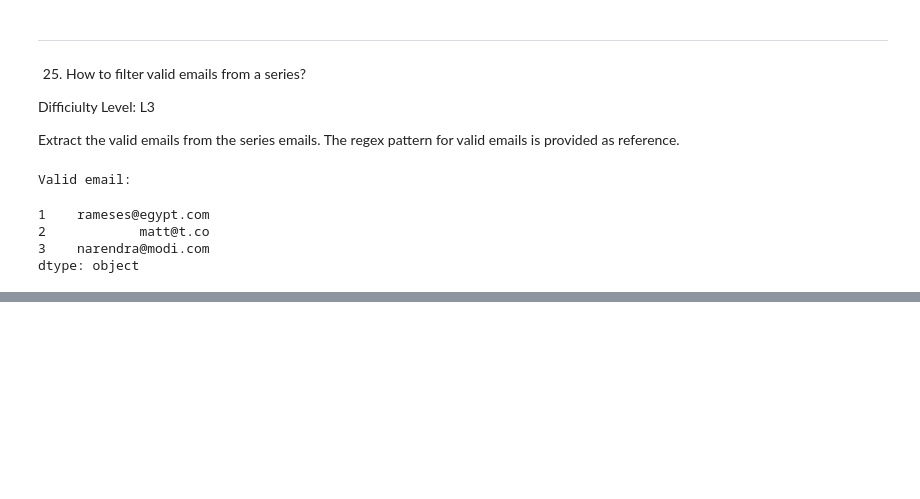
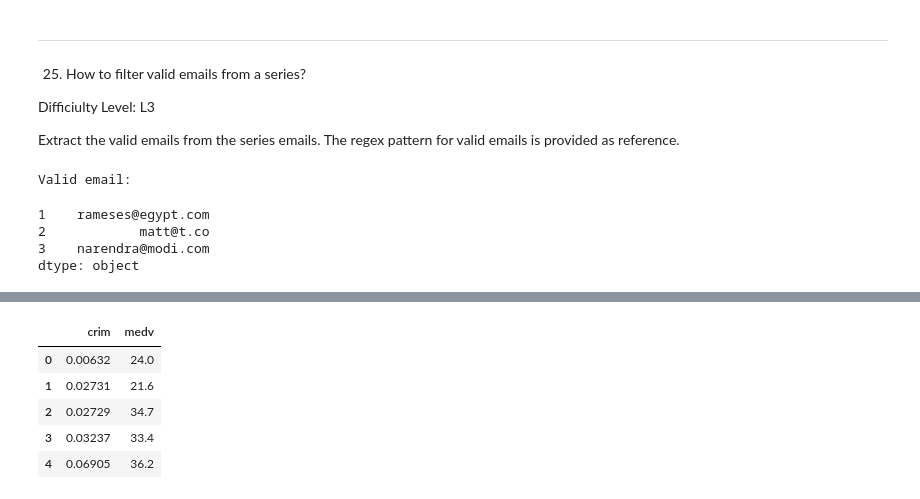
Before and after one commit to OdincovMD/101-pandas, a Jupyter notebook: solutions.ipynb, the cells around one changed output, grey strips where cells are left out. Saved outputs shown, nothing was run; the diff lists cells and outputs as text; code cells hidden in the pictures; blank space fills up the shorter version.

```diff
--- a/solutions.ipynb
+++ b/solutions.ipynb
@@ -515,0 +731,11 @@ dtype: object
+# %%
+df = pd.read_csv('https://raw.githubusercontent.com/selva86/datasets/master/BostonHousing.csv', usecols=["crim", "medv"])
+
+df.head()
+# %% [output]
+|  | crim | medv |
+| 0 | 0.00632 | 24.0 |
+| 1 | 0.02731 | 21.6 |
+| 2 | 0.02729 | 34.7 |
+| 3 | 0.03237 | 33.4 |
+| 4 | 0.06905 | 36.2 |
```
Also changed, not shown: parts of 49 cells of this notebook.
